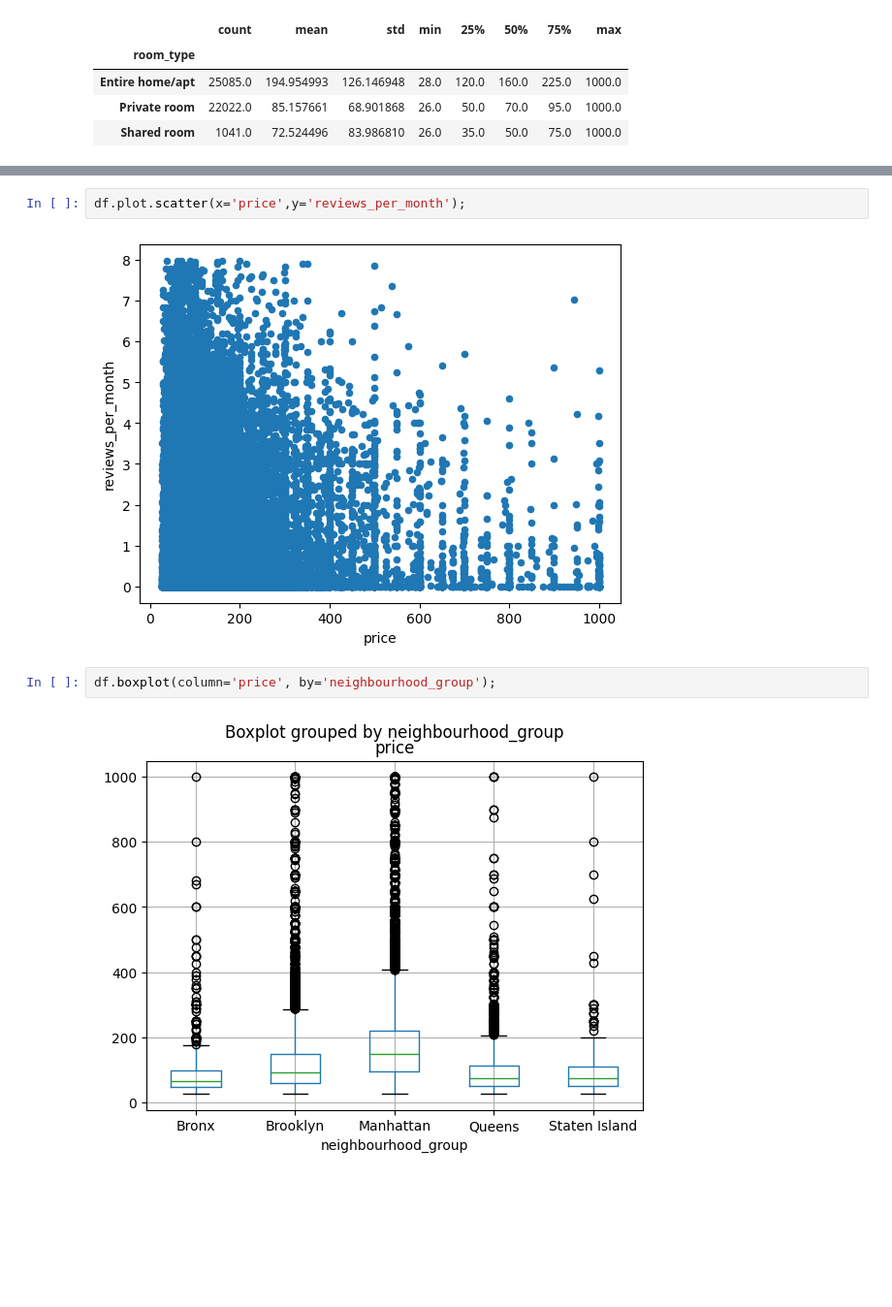
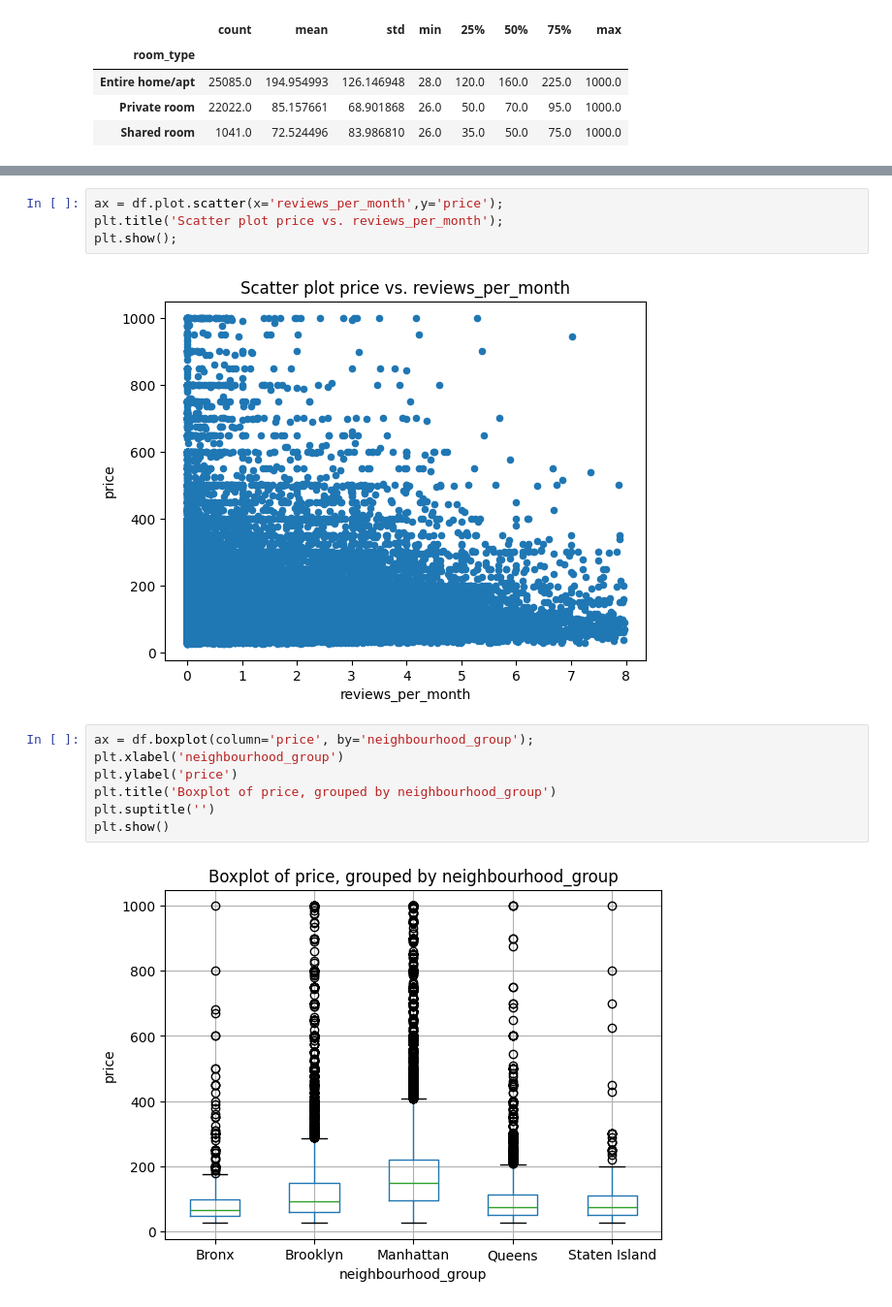
Before and after one commit to agrotz-msai/ai-programming-foundations-project, a Jupyter notebook: data_workflow.ipynb, the cells around one changed output, grey strips where cells are left out. Shown at 97% size. Saved outputs shown, nothing was run; the diff lists cells and outputs as text; blank space fills up the shorter version.

```diff
--- a/data_workflow.ipynb
+++ b/data_workflow.ipynb
@@ -273,10 +307,17 @@ sns.countplot(data=df, x='room_type');
 # %%
-df.plot.scatter(x='price',y='reviews_per_month');
+ax = df.plot.scatter(x='reviews_per_month',y='price');
+plt.title('Scatter plot price vs. reviews_per_month');
+plt.show();
 # %% [output]
-[figure, old version]
+[figure, new version]
 # %%
-df.boxplot(column='price', by='neighbourhood_group');
+ax = df.boxplot(column='price', by='neighbourhood_group');
+plt.xlabel('neighbourhood_group')
+plt.ylabel('price')
+plt.title('Boxplot of price, grouped by neighbourhood_group')
+plt.suptitle('')
+plt.show()
 # %% [output]
-[figure, old version]
+[figure, new version]
 # %%
 df.boxplot(column='price', by='room_type');
```
Also changed, not shown: parts of 25 cells of this notebook, 1 other file.
